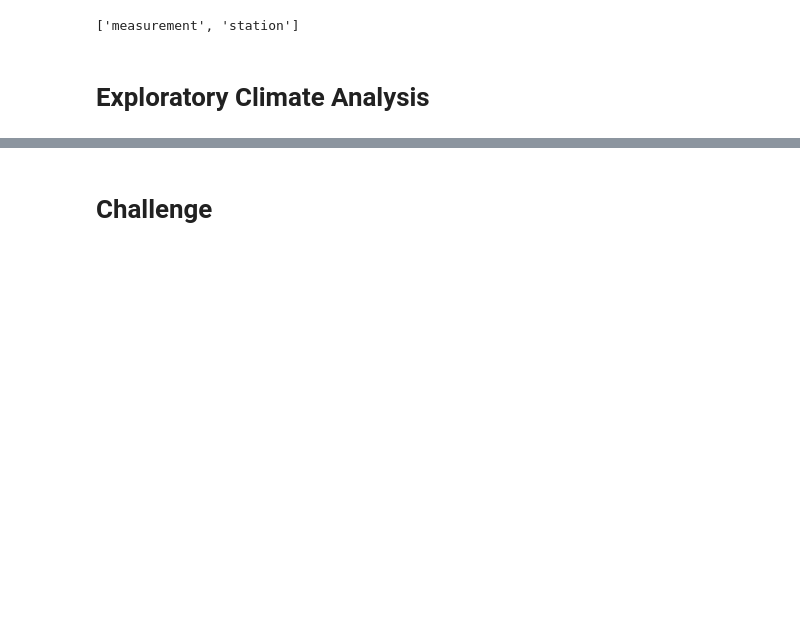
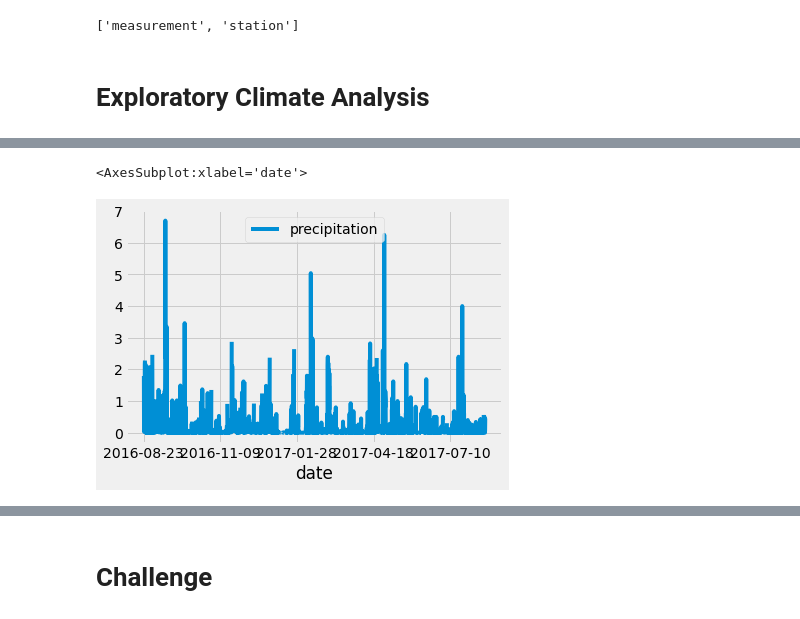
Before and after one commit to RHilburn75/surfs_up, a Jupyter notebook: climate_analysis.ipynb, the cells around one changed output, grey strips where cells are left out. Drawn from its saved outputs; the diff is of its cells as text; code cells hidden in the pictures; blank space fills up the shorter version.

```diff
--- a/climate_analysis.ipynb
+++ b/climate_analysis.ipynb
@@ -55,0 +59,6 @@ SyntaxError: invalid syntax (Temp/ipykernel_20084/371778379.py, line 9)
+# %%
+# Sort the dataframe by date
+df = df.sort_index()
+
+# Print he dataFrame without the index
+print(df.to_string(index=False))
@@ -56,2 +83,8 @@ SyntaxError: invalid syntax (Temp/ipykernel_20084/371778379.py, line 9)
+# %%
+# Use Pandas Plotting with Matplotlib to plot the data
+df.plot()
+# %% [output]
+<AxesSubplot:xlabel='date'>
+[figure, added]
 # %%
 # Use Pandas to calcualte the summary statistics for the precipitation data
```
Also changed, not shown: parts of 10 cells of this notebook.
